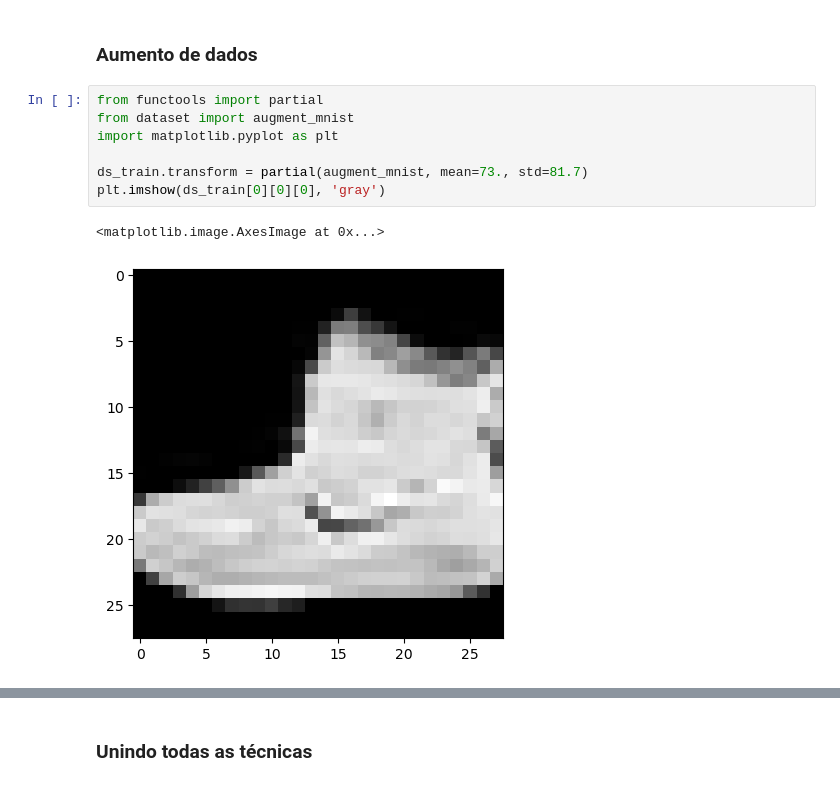
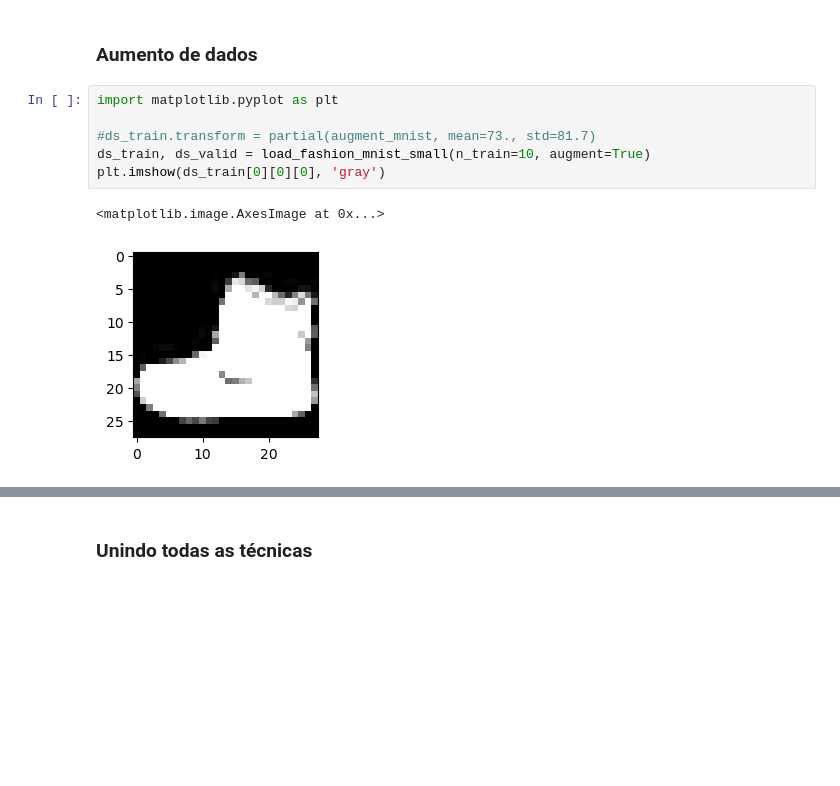
Before and after one commit to chcomin/curso-visao-computacional-2024, a Jupyter notebook: M05_estabilizacao_de_redes_modernas/1 - Regularização.ipynb, the cells around one changed output, grey strips where cells are left out. Saved outputs shown, nothing was run; the diff lists cells and outputs as text; blank space fills up the shorter version.

```diff
--- a/M05_estabilizacao_de_redes_modernas/1 - Regularização.ipynb
+++ b/M05_estabilizacao_de_redes_modernas/1 - Regularização.ipynb
@@ -134,15 +134,14 @@ Wall time: 34.7 s
 # %% [markdown]
 ### Aumento de dados
 # %%
-from functools import partial
-from dataset import augment_mnist
 import matplotlib.pyplot as plt
 
-ds_train.transform = partial(augment_mnist, mean=73., std=81.7)
+#ds_train.transform = partial(augment_mnist, mean=73., std=81.7)
+ds_train, ds_valid = load_fashion_mnist_small(n_train=10, augment=True)
 plt.imshow(ds_train[0][0][0], 'gray')
 # %% [output]
 <matplotlib.image.AxesImage at 0x...>
-[figure, old version]
+[figure, new version]
 # %%
 %%time
 torch.random.manual_seed(0)
```
Also changed, not shown: parts of 6 cells of this notebook, 6 other files.
